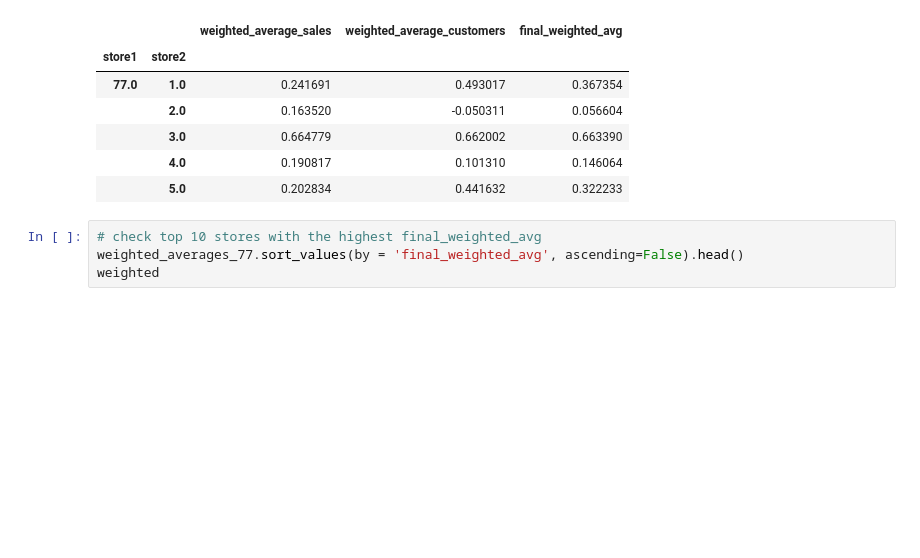
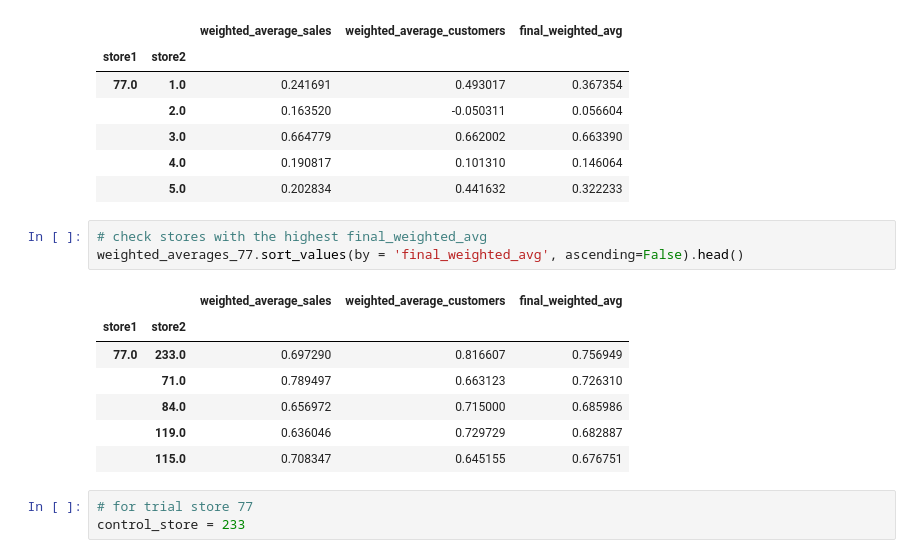
Before and after one commit to wa-le/Quantium-Forage-Virtual-Internship, a Jupyter notebook: my_quantium_T2.ipynb, the cells around one changed output. Saved outputs shown, nothing was run; the diff lists cells and outputs as text; blank space fills up the shorter version.

```diff
--- a/my_quantium_T2.ipynb
+++ b/my_quantium_T2.ipynb
@@ -508,6 +508,16 @@ weighted_averages_77.head()
 |  | 4.0 | 0.190817 | 0.101310 | 0.146064 |
 |  | 5.0 | 0.202834 | 0.441632 | 0.322233 |
 # %%
-# check top 10 stores with the highest final_weighted_avg
+# check stores with the highest final_weighted_avg
 weighted_averages_77.sort_values(by = 'final_weighted_avg', ascending=False).head()
-weighted
+# %% [output]
+|  |  | weighted_average_sales | weighted_average_customers | final_weighted_avg |
+| store1 | store2 |  |  |  |
+| 77.0 | 233.0 | 0.697290 | 0.816607 | 0.756949 |
+|  | 71.0 | 0.789497 | 0.663123 | 0.726310 |
+|  | 84.0 | 0.656972 | 0.715000 | 0.685986 |
+|  | 119.0 | 0.636046 | 0.729729 | 0.682887 |
+|  | 115.0 | 0.708347 | 0.645155 | 0.676751 |
+# %%
+# for trial store 77
+control_store = 233
```
Also changed, not shown: parts of 4 cells of this notebook.
